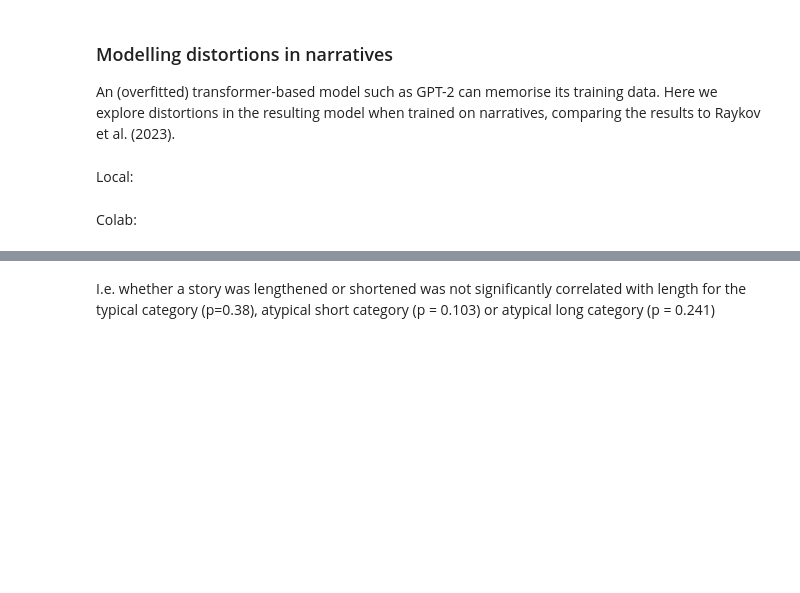
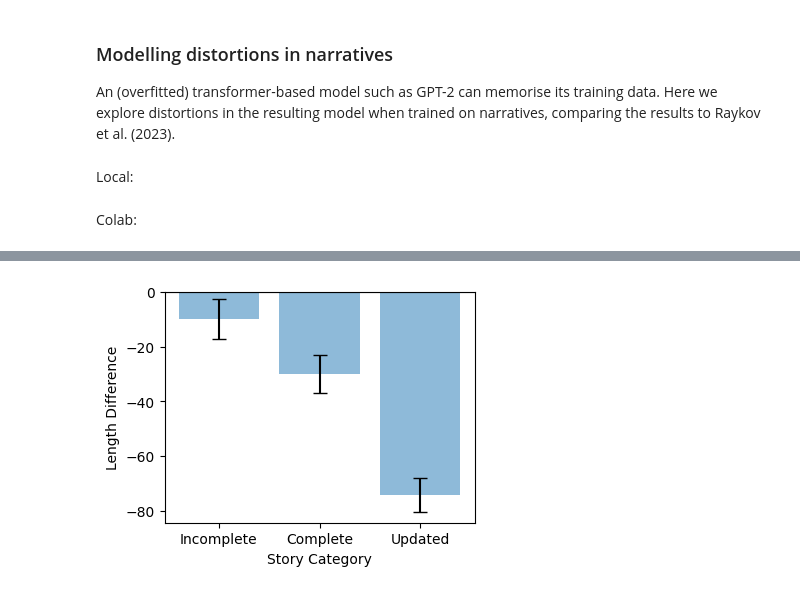
Before and after one commit to ellie-as/sequence-memory, a Jupyter notebook: narratives/Modelling event extension and contraction.ipynb, the cells around one changed output, grey strips where cells are left out. Saved outputs shown, nothing was run; the diff lists cells and outputs as text; code cells hidden in the pictures; blank space fills up the shorter version.

Commit message:
update event results

```diff
--- a/narratives/Modelling event extension and contraction.ipynb
+++ b/narratives/Modelling event extension and contraction.ipynb
@@ -186,0 +307,13 @@ for i in range(0, 5):
+# %%
+combined = {'typical': [], 'atypical_short': [], 'atypical_long': []}
+for pkl in glob.glob('plots_new/*.pkl'):
+    with open(pkl, 'rb') as f:
+        d = pickle.load(f)
+    combined['typical'].extend(d['typical'])
+    combined['atypical_long'].extend(d['atypical_long'])
+    combined['atypical_short'].extend(d['atypical_short'])
+
+d = combined
+# %%
+d['incomplete'] = d.pop('atypical_short')
+d['updated'] = d.pop('atypical_long')
@@ -196,32 +451,34 @@ def compute_length_difference_and_sem(stories):
         difference = output_length - input_length
         differences.append(difference)
     average_difference = sum(differences) / len(differences)
     # Calculate SEM
     sem = np.std(differences, ddof=1) / np.sqrt(len(differences))
     return average_difference, sem
 
 combined = {'typical': [], 'atypical_short': [], 'atypical_long': []}
-for pkl in glob.glob('event_data/*.pkl'):
+for pkl in glob.glob('plots_new/*.pkl'):
     with open(pkl, 'rb') as f:
         d = pickle.load(f)
     combined['typical'].extend(d['typical'])
     combined['atypical_long'].extend(d['atypical_long'])
     combined['atypical_short'].extend(d['atypical_short'])
 
 # Calculate the average length difference and SEM for each category
 typical_difference, typical_sem = compute_length_difference_and_sem(combined['typical'])
 atypical_short_difference, atypical_short_sem = compute_length_difference_and_sem(combined['atypical_short'])
 atypical_long_difference, atypical_long_sem = compute_length_difference_and_sem(combined['atypical_long'])
 
 # Plotting the results with error bars
 categories = ['Incomplete', 'Complete', 'Updated']
 differences = [atypical_short_difference, typical_difference, atypical_long_difference]
 sems = [atypical_short_sem, typical_sem, atypical_long_sem]  # SEMs for error bars
 
 plt.figure(figsize=(4,3))
 plt.bar(categories, differences, yerr=sems, capsize=5, alpha=0.5)  # Add error bars with capsize
 plt.xlabel('Story Category')
 plt.ylabel('Length Difference')
 plt.axhline(y=0, color='black')
-plt.savefig('event_ext.png', dpi=500)
+plt.savefig('event_ext.png', dpi=500, bbox_inches='tight')
 plt.show()
+# %% [output]
+[figure, added]
@@ -266,2 +484,0 @@ print(f"Atypical Long: Correlation = {atypical_long_corr:.3f}, p-value = {atypic
-# %% [markdown]
-I.e. whether a story was lengthened or shortened was not significantly correlated with length for the typical category (p=0.38), atypical short category (p = 0.103) or atypical long category (p = 0.241)
```
Also changed, not shown: parts of 13 cells of this notebook, 22 other files.
